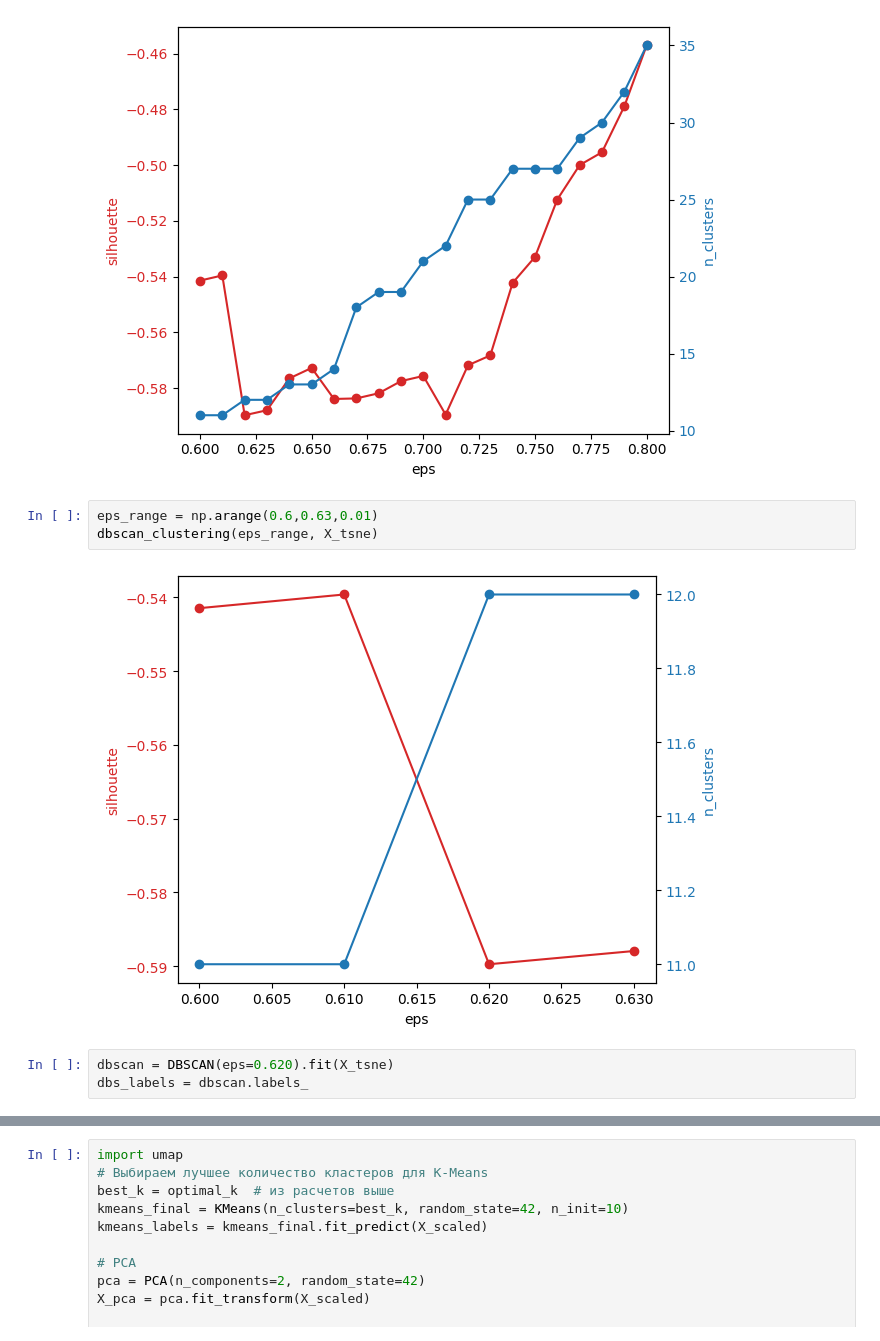
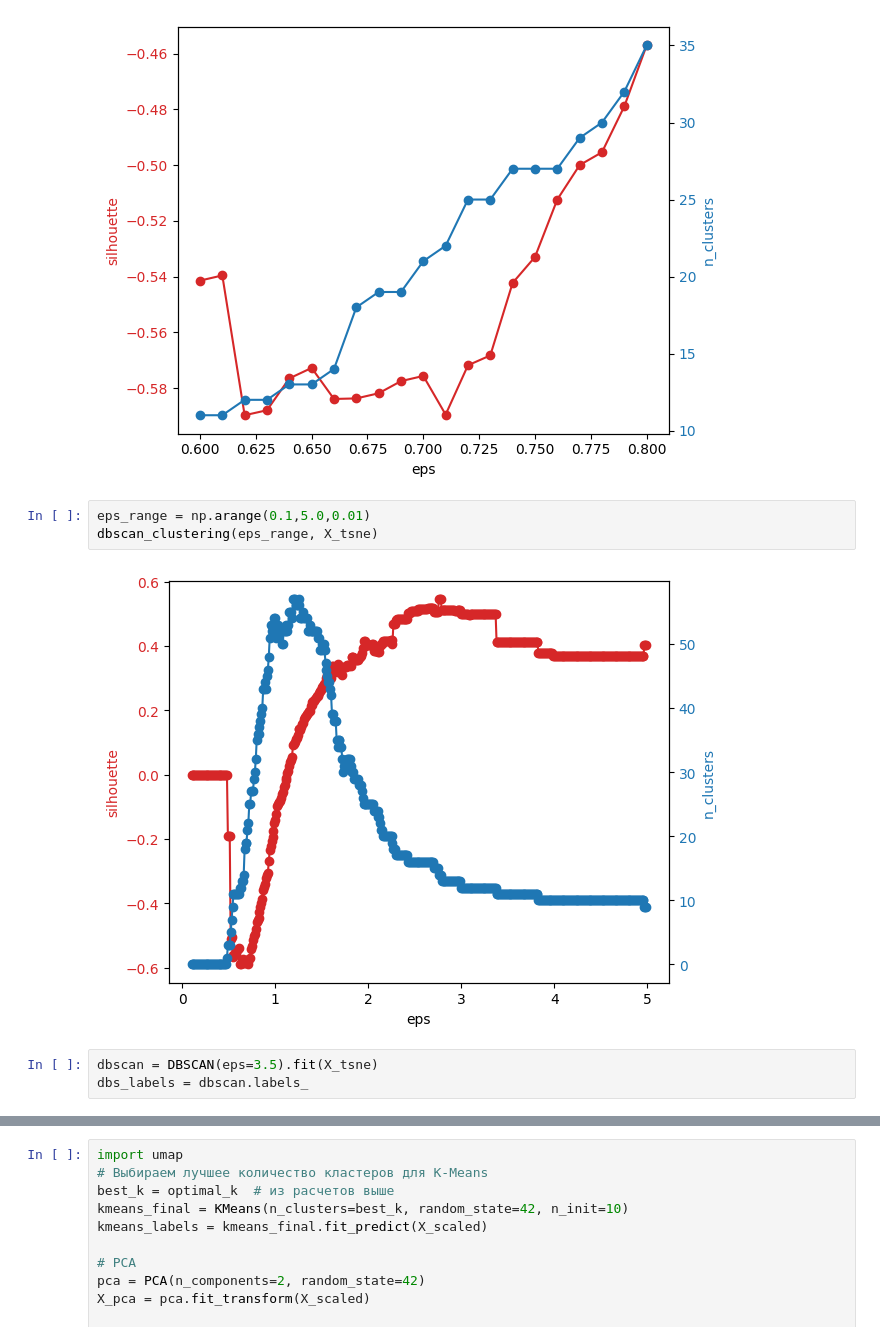
Before and after one commit to Last-Guy-In-Stars/ML_PF, a Jupyter notebook: homework_2/homework.ipynb, the cells around one changed output, grey strips where cells are left out. Drawn from its saved outputs; the diff is of its cells as text.

```diff
--- a/homework_2/homework.ipynb
+++ b/homework_2/homework.ipynb
@@ -375,12 +375,12 @@ dbscan_clustering(eps_range, X_tsne)
 # %% [output]
 [figure]
 # %%
-eps_range = np.arange(0.6,0.63,0.01)
+eps_range = np.arange(0.1,5.0,0.01)
 dbscan_clustering(eps_range, X_tsne)
 # %% [output]
-[figure, old version]
+[figure, new version]
 # %%
-dbscan = DBSCAN(eps=0.620).fit(X_tsne)
+dbscan = DBSCAN(eps=3.5).fit(X_tsne)
 dbs_labels = dbscan.labels_
 # %%
 n_noise = sum(dbs_labels == -1)
```
Also changed, not shown: parts of 6 cells of this notebook.
